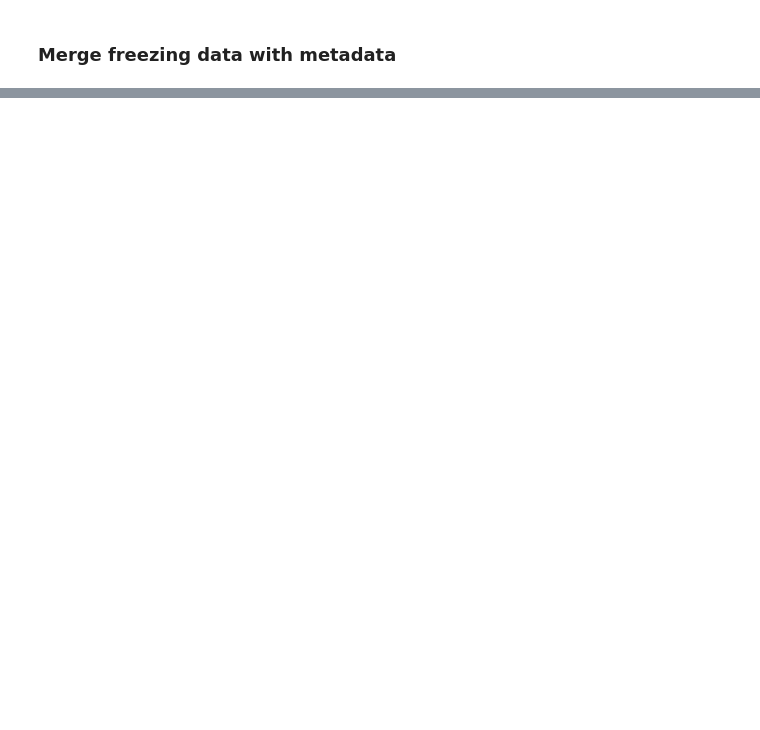
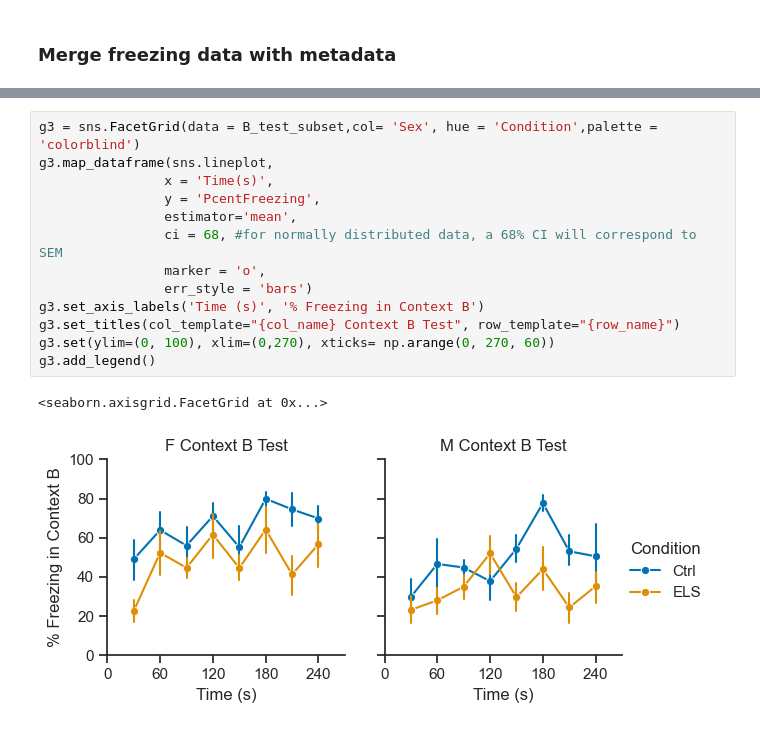
Before and after one commit to brelwill/IntroPythonCourse_2022, a Jupyter notebook: SEFL/SEFL_freezing_120122.ipynb, the cells around one changed output, grey strips where cells are left out. Drawn from its saved outputs; the diff is of its cells as text; blank space fills up the shorter version.

```diff
--- a/SEFL/SEFL_freezing_120122.ipynb
+++ b/SEFL/SEFL_freezing_120122.ipynb
@@ -287,0 +302,16 @@ for value in etho_tidy['freezing_duration(s)']:
+# %%
+g3 = sns.FacetGrid(data = B_test_subset,col= 'Sex', hue = 'Condition',palette = 'colorblind')
+g3.map_dataframe(sns.lineplot,
+                x = 'Time(s)',
+                y = 'PcentFreezing',
+                estimator='mean',
+                ci = 68, #for normally distributed data, a 68% CI will correspond to SEM
+                marker = 'o',
+                err_style = 'bars')
+g3.set_axis_labels('Time (s)', '% Freezing in Context B')
+g3.set_titles(col_template="{col_name} Context B Test", row_template="{row_name}")
+g3.set(ylim=(0, 100), xlim=(0,270), xticks= np.arange(0, 270, 60))
+g3.add_legend()
+# %% [output]
+<seaborn.axisgrid.FacetGrid at 0x...>
+[figure, added]
```
Also changed, not shown: parts of 31 cells of this notebook, 6 other files.
